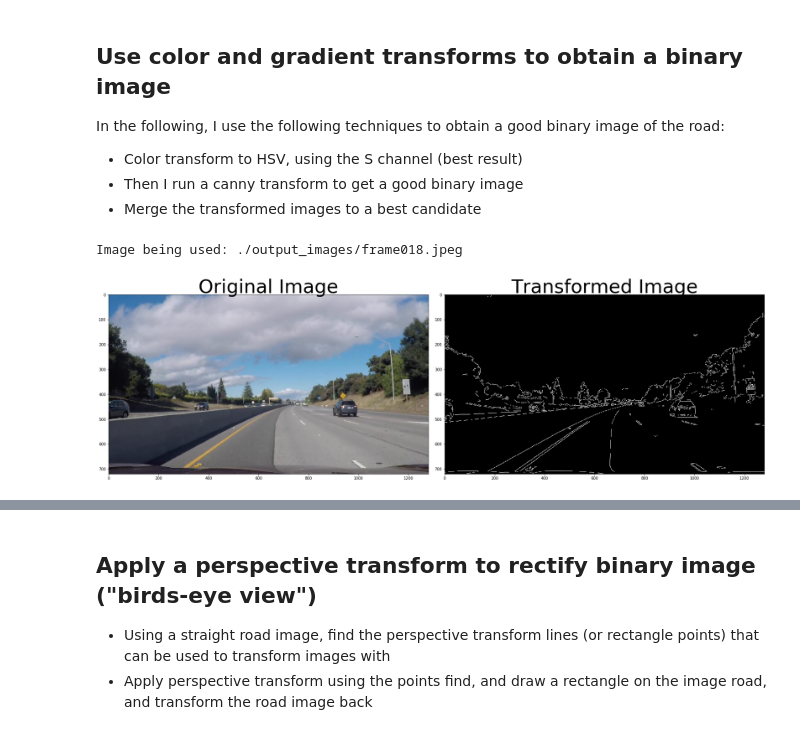
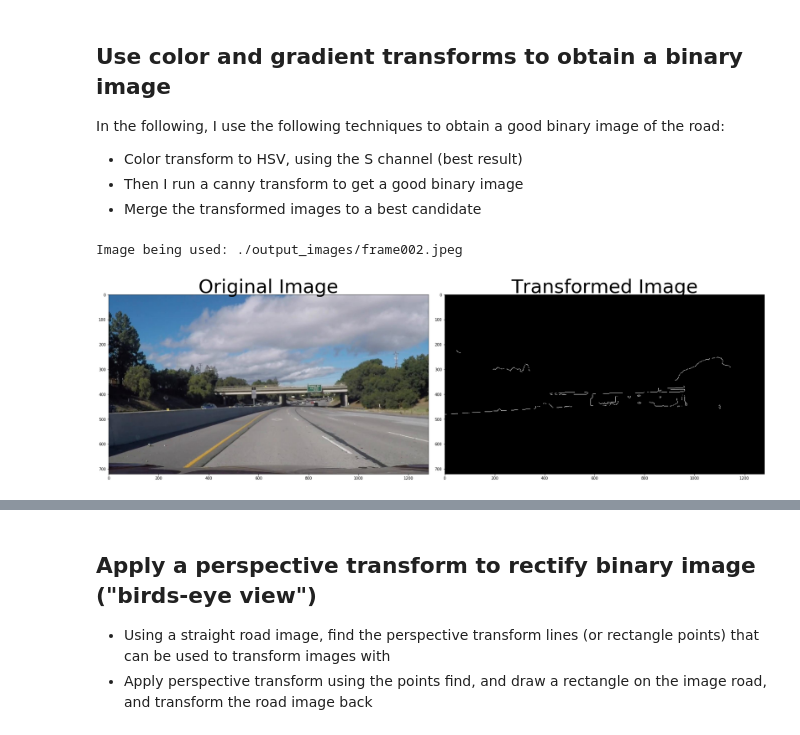
Before and after one commit to SorenRusbjerg/Advanced-Lane-Finding, a Jupyter notebook: Advanced-Lane-Finding.ipynb, the cells around one changed output, grey strips where cells are left out. Saved outputs shown, nothing was run; the diff lists cells and outputs as text; code cells hidden in the pictures.

```diff
--- a/Advanced-Lane-Finding.ipynb
+++ b/Advanced-Lane-Finding.ipynb
@@ -99,9 +99,9 @@ In the following, I use the following techniques to obtain a good binary image o
 # %%
 # Load Test images and undistort
 testImages = glob.glob('./test_images/test*.jpg')
-testImage = './output_images/frame018.jpeg' #testImages[0]
+testImage = './output_images/frame002.jpeg'  # testImages[0]
 print('Image being used: ' + testImage)
 img = cv2.imread(testImage)
 img_undist = cv2.undistort(img, mtx, dist, None, mtx)
 # %% [output]
-Image being used: ./output_images/frame018.jpeg
+Image being used: ./output_images/frame002.jpeg
@@ -119,12 +108,12 @@ def CannyDetect(img):
 # %%
-img_canny = CannyDetect(img_undist)
+img_canny = MyTools.CannyDetect(img_undist)
 # Plot results
 f, (ax1, ax2) = plt.subplots(1, 2, figsize=(24, 9))
 f.tight_layout()
 ax1.imshow(cv2.cvtColor(img, cv2.COLOR_BGR2RGB))
 ax1.set_title('Original Image', fontsize=50)
-ax2.imshow(img_canny,'gray')
+ax2.imshow(img_canny, 'gray')
 ax2.set_title('Transformed Image', fontsize=50)
 plt.subplots_adjust(left=0., right=1, top=0.9, bottom=0.)
 # %% [output]
-[figure, old version]
+[figure, new version]
```
Also changed, not shown: parts of 23 cells of this notebook, 2 other files.
